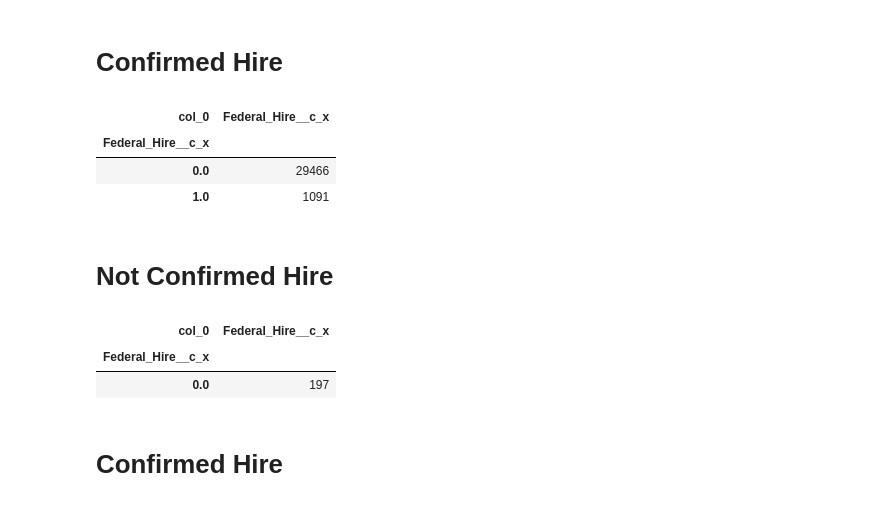
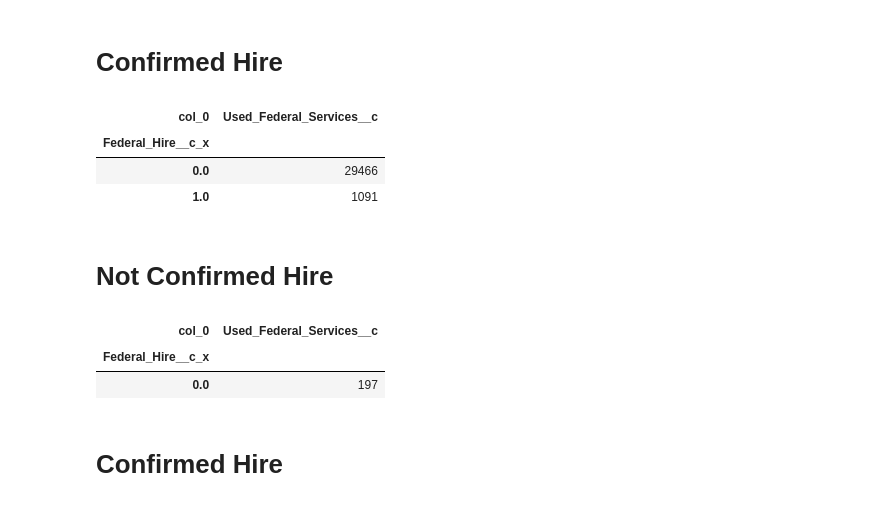
Before and after one commit to iAlhasan/DSP-Project, a Jupyter notebook: HireHero_Action_Analysis.ipynb, the cells around one changed output. Drawn from its saved outputs; the diff is of its cells as text; code cells hidden in the pictures.

```diff
--- a/HireHero_Action_Analysis.ipynb
+++ b/HireHero_Action_Analysis.ipynb
@@ -57,7 +55,7 @@ not_confirmed_hire.shape
 # %% [output]
 (197, 425)
 # %%
-action_list=["Purple_Heart_Recipient__c","Active_Color__c","Assessment_Completed_By__c","Resume_Completed_By__c","Dat_Initial_Assessment_was_Completed__c","Online_Training_Participant_Date__c","Virtual_Workshop_Participant__c","On_Job_Board__c","Federal_Hire__c_x","Created_LinkedIn_account__c",
+action_list=["Used_Federal_Services__c","Used_Volunteer_Services__c","Purple_Heart_Recipient__c","Active_Color__c","Assessment_Completed_By__c","Resume_Completed_By__c","Dat_Initial_Assessment_was_Completed__c","Online_Training_Participant_Date__c","Virtual_Workshop_Participant__c","On_Job_Board__c","Federal_Hire__c_x","Created_LinkedIn_account__c",
              "Hired_with_EO_assistance__c","Updated_Resume_Complete__c","HHUSA_Workshop_Participant__c","O2O_Initial_Assessment_Complete__c","MyTrak_1_on_1_Career_Coaching_Request__c","MyTrak_Be_a_Desirable_Candidate_Complete__c",
            "MyTrak_Essentials_Complete__c","MyTrak_Federal_Resume_Review__c","MyTrak_Is_MyTrak_Registrant__c","MyTrak_Mock_Interview_Request__c","MyTrak_Prepare_for_interview_Complete__c","Is_the_Initial_Intake_Assessment_done__c",
             "Revised_Resume_Used_to_Apply_for_Job__c_x","Permission_to_use_job_board_granted__c","Resume_Tailoring_Tips__c","Finalized_HHUSA_revised_resume_on_file__c","Hire_Heroes_USA_Confirmed_Hire__c","VCF_Participant__c","Volunteer_Services__c","Interview_Skills__c","Value_Proposition__c"]
@@ -156,18 +154,18 @@ pd.crosstab(not_confirmed_hire.On_Job_Board__c, columns=['On_Job_Board__c'])
 # %% [markdown]
 #  Confirmed Hire
 # %%
-pd.crosstab(confirmed_hire.Federal_Hire__c_x, columns=['Federal_Hire__c_x'])
+pd.crosstab(confirmed_hire.Federal_Hire__c_x, columns=['Used_Federal_Services__c'])
 # %% [output]
-| col_0 | Federal_Hire__c_x |
+| col_0 | Used_Federal_Services__c |
 | Federal_Hire__c_x |  |
 | 0.0 | 29466 |
 | 1.0 | 1091 |
 # %% [markdown]
 # Not  Confirmed Hire
 # %%
-pd.crosstab(not_confirmed_hire.Federal_Hire__c_x, columns=['Federal_Hire__c_x'])
+pd.crosstab(not_confirmed_hire.Federal_Hire__c_x, columns=['Used_Federal_Services__c'])
 # %% [output]
-| col_0 | Federal_Hire__c_x |
+| col_0 | Used_Federal_Services__c |
 | Federal_Hire__c_x |  |
 | 0.0 | 197 |
 # %% [markdown]
```
Also changed, not shown: parts of 33 cells of this notebook.
